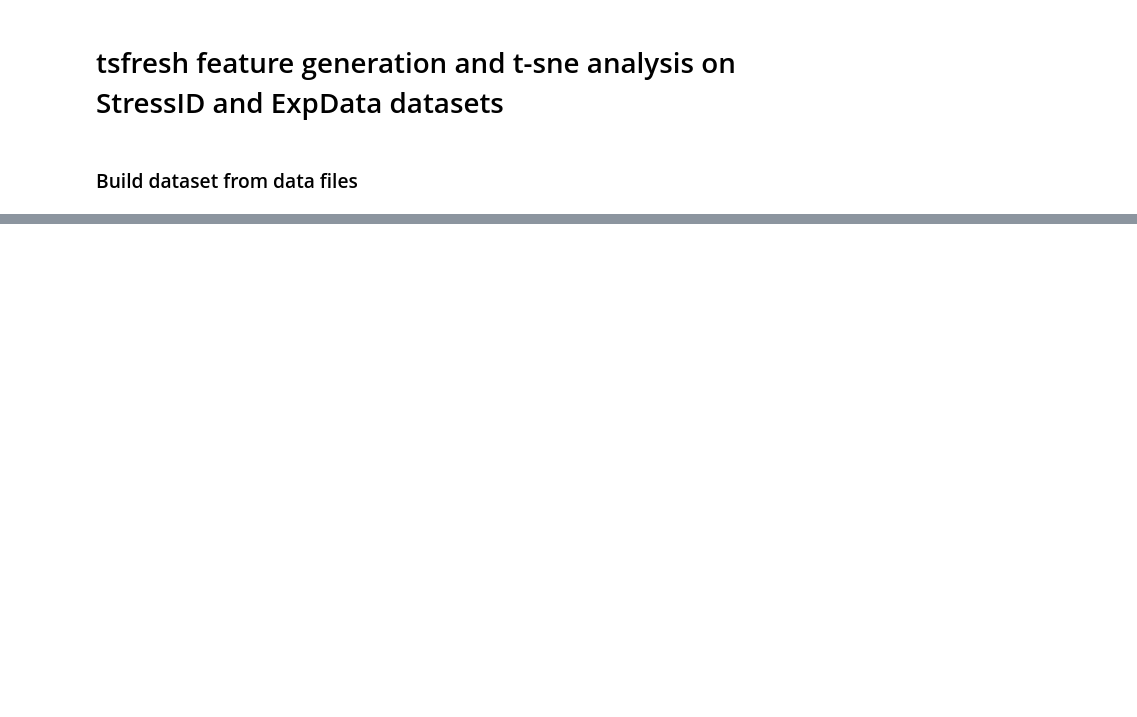
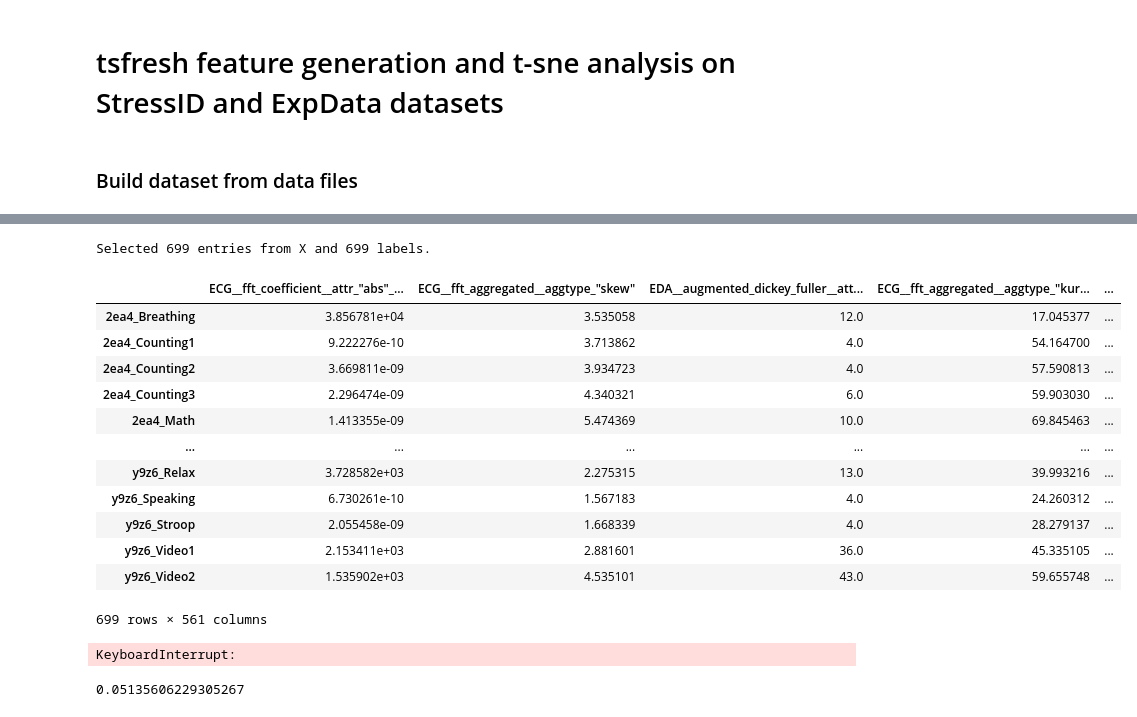
Before and after one commit to sergiodl-ubi/stressID, a Jupyter notebook: Feature Extraction/physiological/tsfresh_features_analysis.ipynb, the cells around one changed output, grey strips where cells are left out. Cells and saved outputs as stored; diff of their text form; code cells hidden in the pictures; blank space fills up the shorter version.

```diff
--- a/Feature Extraction/physiological/tsfresh_features_analysis.ipynb
+++ b/Feature Extraction/physiological/tsfresh_features_analysis.ipynb
@@ -126,0 +178,60 @@ features = extract_features(data_df, column_id="Task", column_sort="Nth-Sample",
+# %%
+# Selecting rows that actually have entries in "labels" file
+idx = list(features.merge(labels["b"], left_index=True, right_index=True).index)
+y = labels["b"].loc[idx]
+x = features.loc[idx]
+print(f"Selected {len(x)} entries from X and {len(y)} labels.")
+
+X_selected = select_features(x, y)
+# %% [output]
+Selected 699 entries from X and 699 labels.
+# %%
+sel_features_filename = "../Features/tfresh_eda_cga_features.efficient.selected.csv"
+# X_selected.to_csv(sel_features_filename)
+X_selected = pd.read_csv(sel_features_filename, index_col=0)
+display(X_selected)
+# %% [output]
+|  | ECG__fft_coefficient__attr_"abs"_... | ECG__fft_aggregated__aggtype_"skew" | EDA__augmented_dickey_fuller__att... | ECG__fft_aggregated__aggtype_"kur... | ... |
+| 2ea4_Breathing | 3.856781e+04 | 3.535058 | 12.0 | 17.045377 | ... |
+| 2ea4_Counting1 | 9.222276e-10 | 3.713862 | 4.0 | 54.164700 | ... |
+| 2ea4_Counting2 | 3.669811e-09 | 3.934723 | 4.0 | 57.590813 | ... |
+| 2ea4_Counting3 | 2.296474e-09 | 4.340321 | 6.0 | 59.903030 | ... |
+| 2ea4_Math | 1.413355e-09 | 5.474369 | 10.0 | 69.845463 | ... |
+| ... | ... | ... | ... | ... | ... |
+| y9z6_Relax | 3.728582e+03 | 2.275315 | 13.0 | 39.993216 | ... |
+| y9z6_Speaking | 6.730261e-10 | 1.567183 | 4.0 | 24.260312 | ... |
+| y9z6_Stroop | 2.055458e-09 | 1.668339 | 4.0 | 28.279137 | ... |
+| y9z6_Video1 | 2.153411e+03 | 2.881601 | 36.0 | 45.335105 | ... |
+| y9z6_Video2 | 1.535902e+03 | 4.535101 | 43.0 | 59.655748 | ... |
+699 rows × 561 columns
+# %%
+# RFECV
+
+from sklearn.manifold import TSNE
+from sklearn.preprocessing import StandardScaler
+from sklearn.decomposition import PCA
+from sklearn.feature_selection import RFECV
+from sklearn.ensemble import RandomForestClassifier
+from sklearn.model_selection import StratifiedKFold
+
+RAN_STATE = 21
+SPLITS = 10
+
+estimator = RandomForestClassifier(max_depth=3, random_state=RAN_STATE)
+cv = StratifiedKFold(n_splits=SPLITS, shuffle=True, random_state=RAN_STATE)
+selector = RFECV(estimator=estimator, step=2, cv=cv, scoring="balanced_accuracy")
+selector.fit(X_selected, y)
+features_mask = selector.support_
+X_selected_rfe = X_selected.loc[:, features_mask]
+
+features_scores = { "scores": [], "features": [] }
+for score, feat in zip(selector.estimator_.feature_importances_, X_selected_rfe.columns):
+    features_scores["scores"].append(score)
+    features_scores["features"].append(feat)
+features_scores_df = pd.DataFrame(features_scores).sort_values(by="scores", ascending=False)
+features_scores_df = features_scores_df.reset_index(drop=True)
+features_scores_df.index = features_scores_df.index + 1
+print("Selected tsfresh features scores for StressID")
+display(features_scores_df)
+# %% [output]
+KeyboardInterrupt:
@@ -126,0 +255,19 @@ features = extract_features(data_df, column_id="Task", column_sort="Nth-Sample",
+# %%
+# t-SNE in StressID
+# Best N-comp=2, Perp=190 np.arange(10, 200, 10)
+si_Ncomp = 2
+si_Perp = 190
+
+si_tsne = TSNE(n_components=si_Ncomp, perplexity=si_Perp, random_state=RAN_STATE)
+si_X_tsne = si_tsne.fit_transform(X_selected)
+display(si_tsne.kl_divergence_)
+
+fig = px.scatter(x=si_X_tsne[:,0], y=si_X_tsne[:,1], color=y, width=800, height=600)
+fig.update_layout(
+    title="t-SNE visualization of StressID dataset",
+    xaxis_title="1st t-SNE",
+    yaxis_title="2nd t-SNE",
+)
+fig.show()
+# %% [output]
+0.05135606229305267
```
Also changed, not shown: parts of 7 cells of this notebook, 3 other files.
